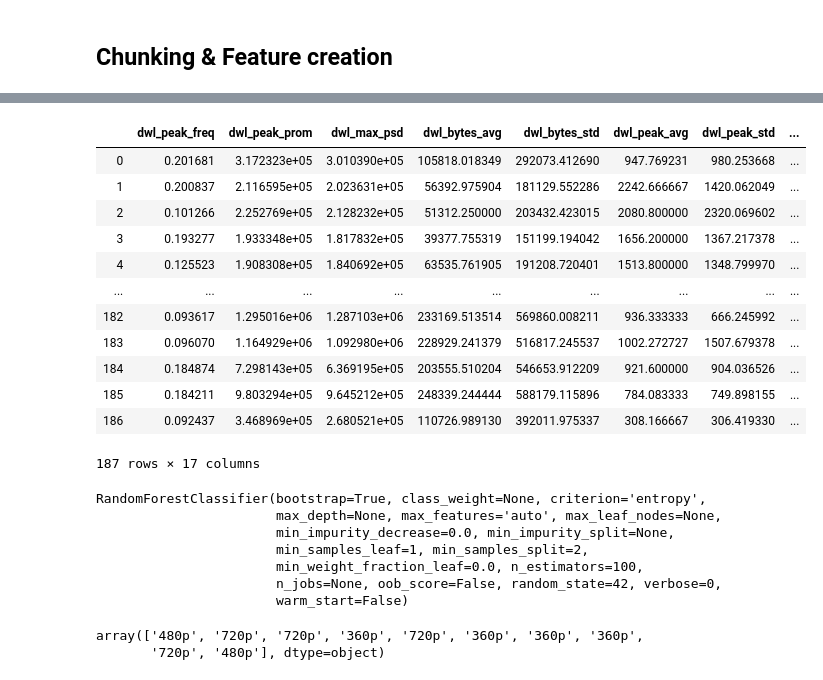
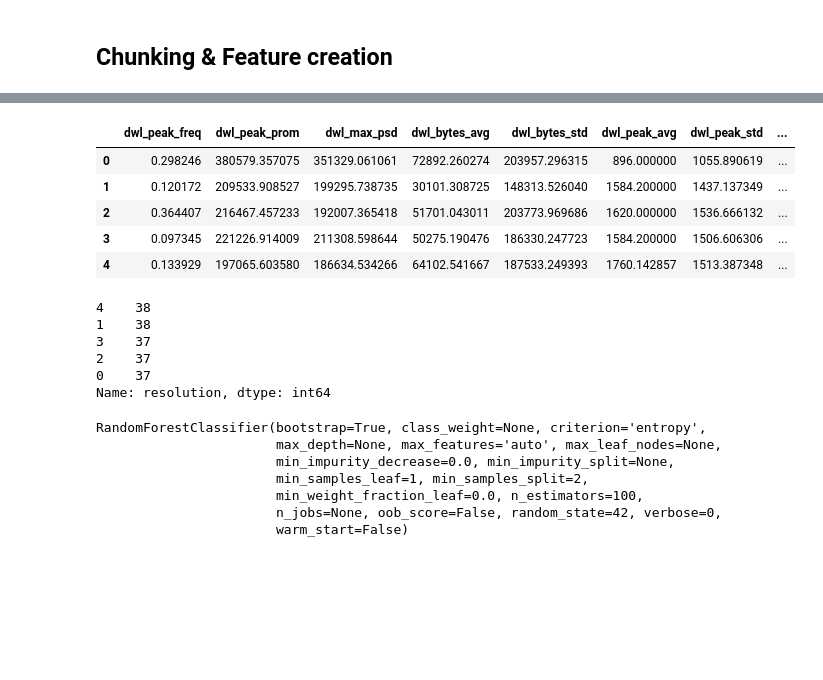
Before and after one commit to stephdoan/ResRecovery, a Jupyter notebook: notebooks/more_resolutions.ipynb, the cells around one changed output, grey strips where cells are left out. Saved outputs shown, nothing was run; the diff lists cells and outputs as text; code cells hidden in the pictures; blank space fills up the shorter version.

```diff
--- a/notebooks/more_resolutions.ipynb
+++ b/notebooks/more_resolutions.ipynb
@@ -319,3 +313,5 @@ training = pd.concat([low_feat, threesixty_feat, med_feat,seventwenty_feat, high
+# %%
+training = pd.read_csv("training.csv")
 # %%
 ## SELECT SUBSETS OF FEATURES
 
@@ -323,21 +319,23 @@ training = pd.concat([low_feat, threesixty_feat, med_feat,seventwenty_feat, high
 #training = training[['dwl_bytes_avg','upl_max_psd','dwl_max_psd','upl_peak_prom','dwl_num_peak','dwl_peak_prom','resolution']]
 #training = training[['dwl_max_psd','upl_max_psd','dwl_peak_prom','upl_peak_prom','dwl_num_peak','dwl_bytes_avg','upl_bytes_std','upl_bytes_avg','resolution']]
 # %%
-training
+training.head()
 # %% [output]
 |  | dwl_peak_freq | dwl_peak_prom | dwl_max_psd | dwl_bytes_avg | dwl_bytes_std | dwl_peak_avg | dwl_peak_std | ... |
-| 0 | 0.201681 | 3.172323e+05 | 3.010390e+05 | 105818.018349 | 292073.412690 | 947.769231 | 980.253668 | ... |
-| 1 | 0.200837 | 2.116595e+05 | 2.023631e+05 | 56392.975904 | 181129.552286 | 2242.666667 | 1420.062049 | ... |
-| 2 | 0.101266 | 2.252769e+05 | 2.128232e+05 | 51312.250000 | 203432.423015 | 2080.800000 | 2320.069602 | ... |
-| 3 | 0.193277 | 1.933348e+05 | 1.817832e+05 | 39377.755319 | 151199.194042 | 1656.200000 | 1367.217378 | ... |
-| 4 | 0.125523 | 1.908308e+05 | 1.840692e+05 | 63535.761905 | 191208.720401 | 1513.800000 | 1348.799970 | ... |
-| ... | ... | ... | ... | ... | ... | ... | ... | ... |
-| 182 | 0.093617 | 1.295016e+06 | 1.287103e+06 | 233169.513514 | 569860.008211 | 936.333333 | 666.245992 | ... |
-| 183 | 0.096070 | 1.164929e+06 | 1.092980e+06 | 228929.241379 | 516817.245537 | 1002.272727 | 1507.679378 | ... |
-| 184 | 0.184874 | 7.298143e+05 | 6.369195e+05 | 203555.510204 | 546653.912209 | 921.600000 | 904.036526 | ... |
-| 185 | 0.184211 | 9.803294e+05 | 9.645212e+05 | 248339.244444 | 588179.115896 | 784.083333 | 749.898155 | ... |
-| 186 | 0.092437 | 3.468969e+05 | 2.680521e+05 | 110726.989130 | 392011.975337 | 308.166667 | 306.419330 | ... |
+| 0 | 0.298246 | 380579.357075 | 351329.061061 | 72892.260274 | 203957.296315 | 896.000000 | 1055.890619 | ... |
+| 1 | 0.120172 | 209533.908527 | 199295.738735 | 30101.308725 | 148313.526040 | 1584.200000 | 1437.137349 | ... |
+| 2 | 0.364407 | 216467.457233 | 192007.365418 | 51701.043011 | 203773.969686 | 1620.000000 | 1536.666132 | ... |
+| 3 | 0.097345 | 221226.914009 | 211308.598644 | 50275.190476 | 186330.247723 | 1584.200000 | 1506.606306 | ... |
+| 4 | 0.133929 | 197065.603580 | 186634.534266 | 64102.541667 | 187533.249393 | 1760.142857 | 1513.387348 | ... |
-187 rows × 17 columns
+# %%
+training['resolution'].value_counts()
+# %% [output]
+4    38
+1    38
+3    37
+2    37
+0    37
+Name: resolution, dtype: int64
 # %%
 from sklearn.model_selection import train_test_split
 from sklearn.preprocessing import StandardScaler
@@ -358,22 +356,6 @@ RandomForestClassifier(bootstrap=True, class_weight=None, criterion='entropy',
                        min_weight_fraction_leaf=0.0, n_estimators=100,
                        n_jobs=None, oob_score=False, random_state=42, verbose=0,
                        warm_start=False)
-# %%
-## RUN ON TEST DATA
-classifier.fit(X,y)
-low_test = pd.read_csv('../data/test/sgs008-109-action-480p-20210202.csv')
-#low_test = pd.read_csv('../data/test/sgs008-109-action-720p-20210213.csv')
-low_test = pd.read_csv('../data/test/stdoan-102-action-720p-20201206.csv')
-
-
-low_feat = create_features([low_test], 120)
-
-test_low = low_feat#[['dwl_max_psd','upl_max_psd','dwl_peak_prom','upl_peak_prom','dwl_num_peak','dwl_bytes_avg','upl_bytes_std','upl_bytes_avg']]
-y_pred = classifier.predict(test_low)
-y_pred
-# %% [output]
-array(['480p', '720p', '720p', '360p', '720p', '360p', '360p', '360p',
-       '720p', '480p'], dtype=object)
 # %%
 ## FOR VALIDATION SET
 
```
Also changed, not shown: parts of 44 cells of this notebook, 3 other files.
